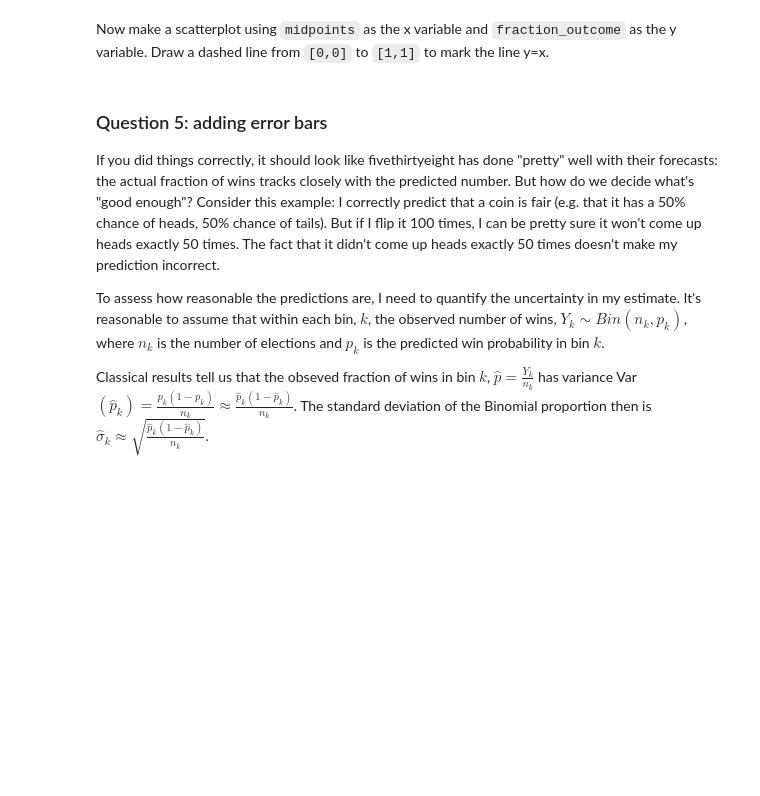
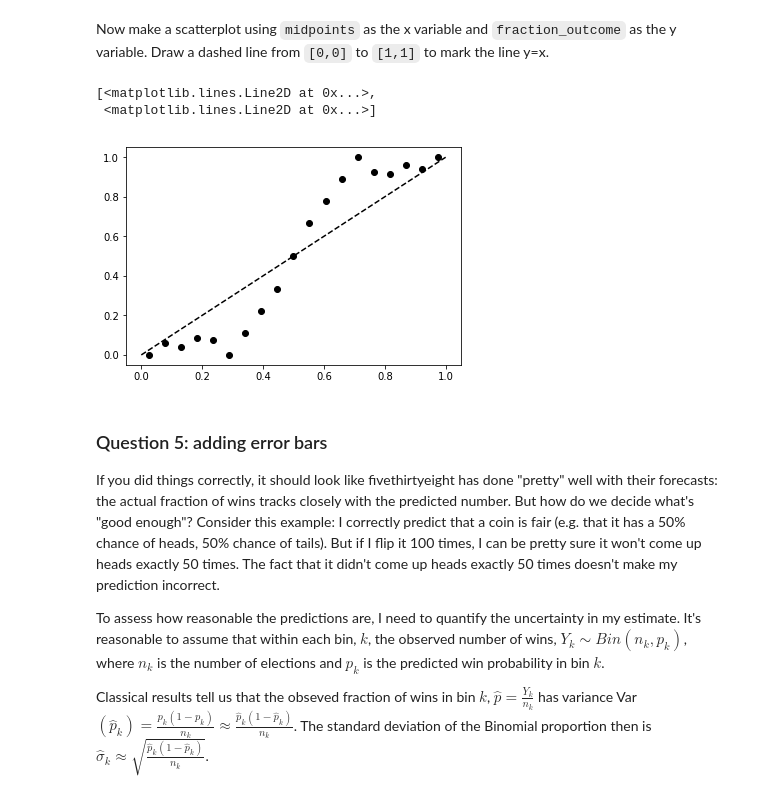
Before and after one commit to jcvdav/Spring2019, a Jupyter notebook: homeworks/homework1/student/homework1.ipynb, the cells around one changed output. Cells and saved outputs as stored; diff of their text form; code cells hidden in the pictures; blank space fills up the shorter version.

```diff
--- a/homeworks/homework1/student/homework1.ipynb
+++ b/homeworks/homework1/student/homework1.ipynb
@@ -46,0 +93,3 @@ election_sub = ...
+# %%
+election_sub = election_data[(election_data.forecast_type == "classic") & ((election_data.forecast_date == "2018-11-06") | (election_data.forecast_date == "2018-18-11"))]
+election_sub.head()
@@ -59,4 +124,5 @@ points: 2
 -->
 # %%
 cut_points = np.linspace(0, 1, 20)
-...
+election_sub["bin"] = pd.cut(election_sub.probwin, cut_points)
+election_sub.head(5)
@@ -77,0 +162,3 @@ fraction_outcome = ...
+# %%
+fraction_outcome = election_sub.groupby("bin")["probwin_outcome"].mean()
+list(fraction_outcome)
@@ -89,5 +205,5 @@ points: 2
 
 For this problem we'll make a plot of the predicted probabilities and actual fraction of wins in each bin.  We've already computed the actual fraction of wins; all that remains is to plot it against the predicted value assocaited with each bin.  For the predicted value in each bin, we'll use the midpoint of the bin.  Compute the midpoints of each bin from `cut_points`.
 # %%
-midpoints = ...
+midpoints = cut_points[:-1] + np.diff(cut_points)/2
 list(midpoints)
@@ -106,8 +251,12 @@ points: 2
 # %%
 %matplotlib inline
 import matplotlib.pyplot as plt
 
-...
+plt.plot(midpoints, fraction_outcome, "ok", [0, 1], [0, 1], '--k')
+# %% [output]
+[<matplotlib.lines.Line2D at 0x...>,
+ <matplotlib.lines.Line2D at 0x...>]
+[figure, added]
 # %% [markdown]
 ### Question 5: adding error bars
 
```
Also changed, not shown: parts of 59 cells of this notebook.
